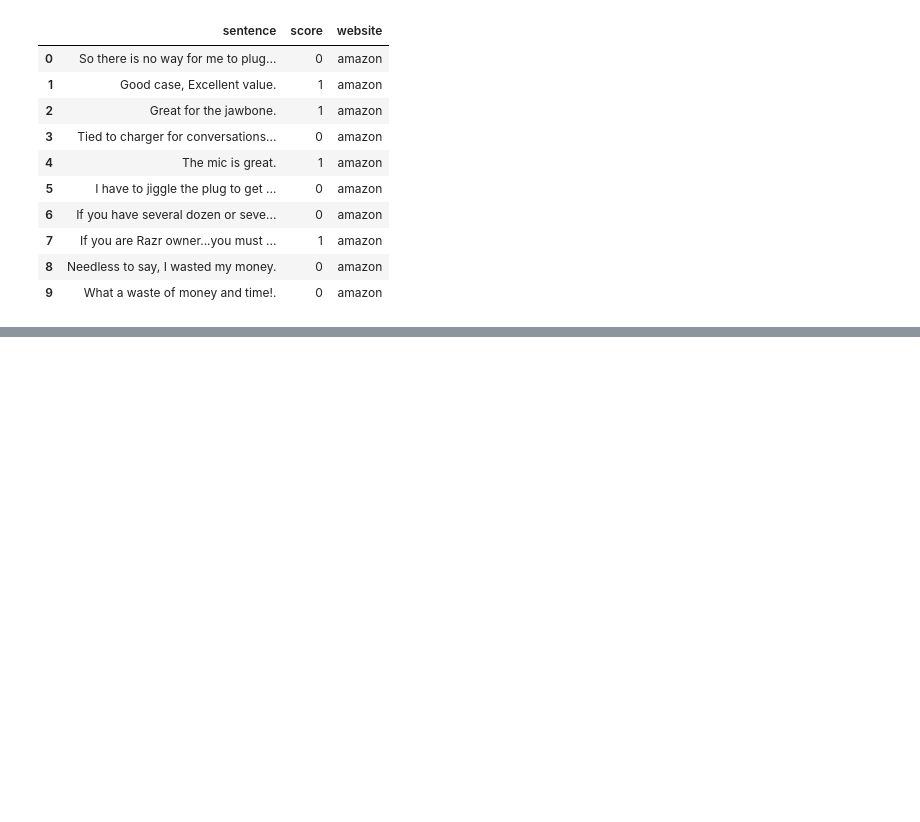
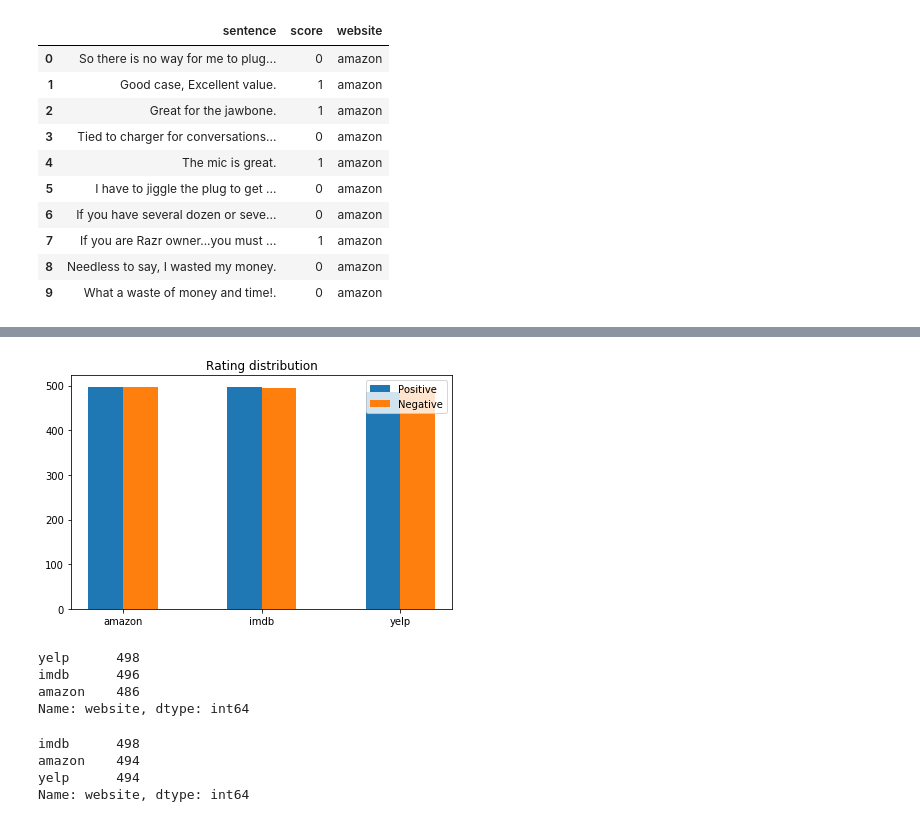
Before and after one commit to kevin810323/DM19-Lab1-Homework1, a Jupyter notebook: DM19-Lab1-Homework.ipynb, the cells around one changed output, grey strips where cells are left out. Drawn from its saved outputs; the diff is of its cells as text; code cells hidden in the pictures; blank space fills up the shorter version.

```diff
--- a/DM19-Lab1-Homework.ipynb
+++ b/DM19-Lab1-Homework.ipynb
@@ -75,0 +185,30 @@ X[:10]
+# %%
+
+x = np.arange(len(websites))
+fig, ax = plt.subplots()
+rect1 = ax.bar(x - 0.25/2, pos.website.value_counts(), 0.25, label='Positive')
+rect2 = ax.bar(x + 0.25/2, neg.website.value_counts(), 0.25, label='Negative')
+
+ax.set_title('Rating distribution')
+ax.set_xticks(x)
+ax.set_xticklabels(websites)
+ax.legend()
+fig.tight_layout()
+
+plt.show()
+# %% [output]
+[figure, added]
+# %%
+pos.website.value_counts()
+# %% [output]
+yelp      498
+imdb      496
+amazon    486
+Name: website, dtype: int64
+# %%
+neg.website.value_counts()
+# %% [output]
+imdb      498
+amazon    494
+yelp      494
+Name: website, dtype: int64
```
Also changed, not shown: parts of 30 cells of this notebook.
